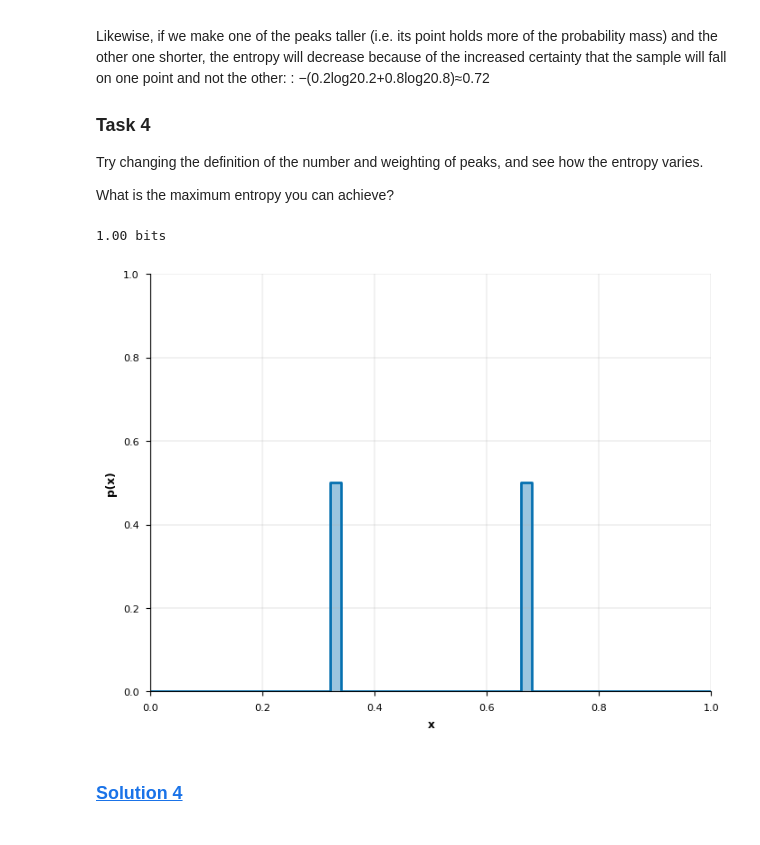
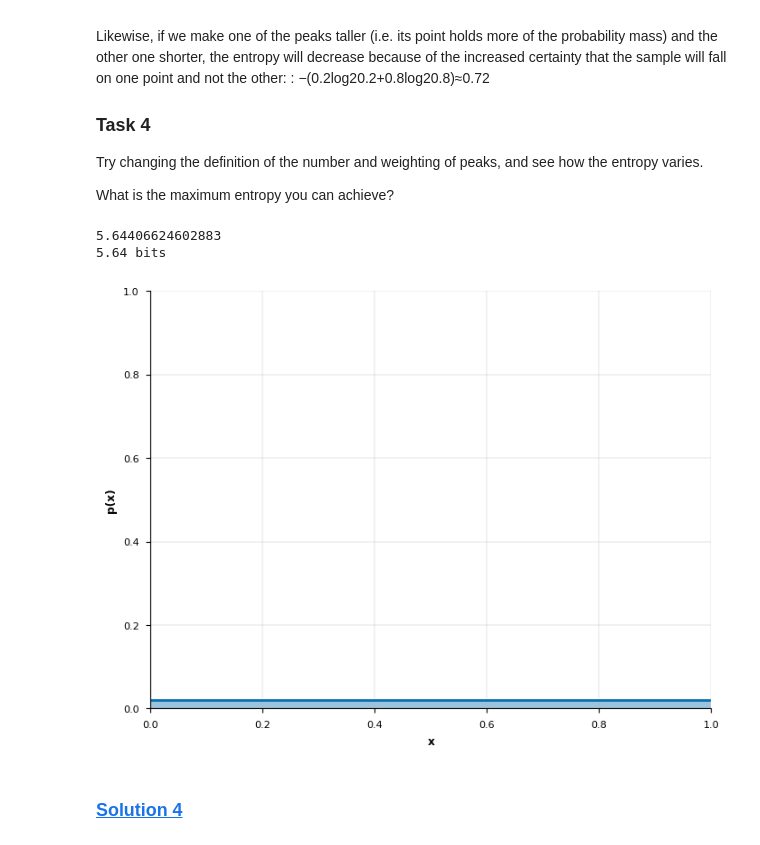
Before and after one commit to hfznr/CENG334, a Jupyter notebook: notebooks/Exc_4/notebook_4.ipynb, the cells around one changed output. Drawn from its saved outputs; the diff is of its cells as text; code cells hidden in the pictures.

```diff
--- a/notebooks/Exc_4/notebook_4.ipynb
+++ b/notebooks/Exc_4/notebook_4.ipynb
@@ -537,24 +538,31 @@ What is the maximum entropy you can achieve?
 # %%
 n_bins = 50
 pmf = np.zeros(n_bins)
-pmf[len(pmf) // 3] = 0.5
-pmf[2 * len(pmf) // 3] = 0.5
+pmf[0] = 0.2
+pmf[len(pmf) // 5] = 0.2
+pmf[2 * len(pmf) // 5] = 0.2
+pmf[3* len(pmf) // 5] = 0.2
+pmf[4* len(pmf) // 5] = 0.2
+
+pmf = np.ones(n_bins) / n_bins
 
 pmf_ = np.insert(pmf, 0, pmf[0])
 fig, ax = plt.subplots()
 ax.plot(bins, pmf_, drawstyle="steps")
 ax.fill_between(bins, pmf_, step="pre", alpha=0.4)
 ax.set(
     xlabel = "x",
     ylabel = "p(x)",
     xlim = x_range,
     ylim = (0, 1));
 
+print(f"{entropy(pmf)}")
 # Call entropy function and print result
 print(f"{entropy(pmf):.2f} bits")
 # %% [output]
-1.00 bits
+5.64406624602883
+5.64 bits
-[figure, old version]
+[figure, new version]
 # %% [markdown]
 ### [Solution 4](https://raw.githubusercontent.com/comp-neural-circuits/intro-to-comp-neuro/dev/notebooks/Exc_4/solutions/52e697641ef3f37a5faed8e5a19f663a.txt)
 # %% [markdown]
```
Also changed, not shown: parts of 5 cells of this notebook.
